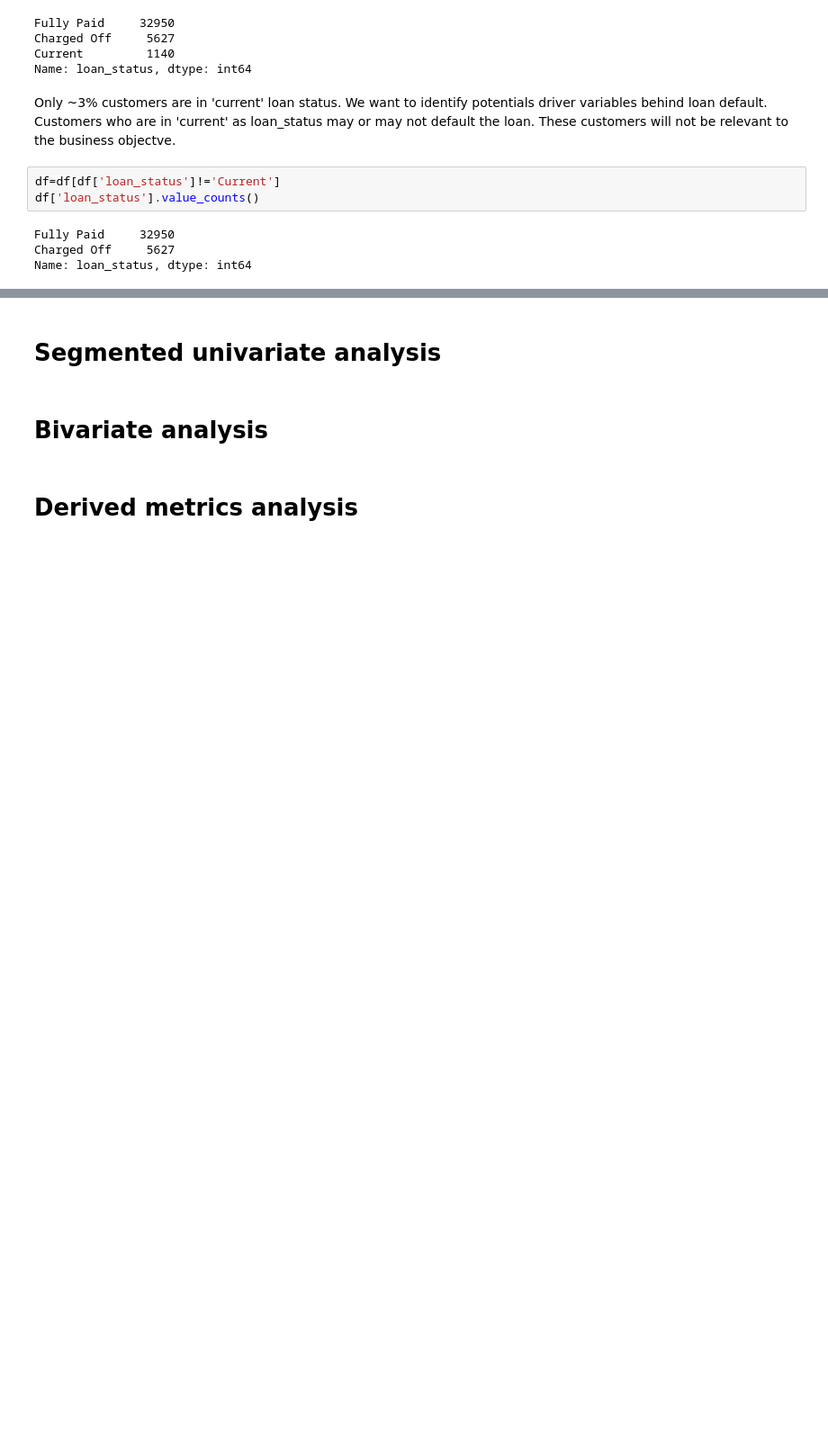
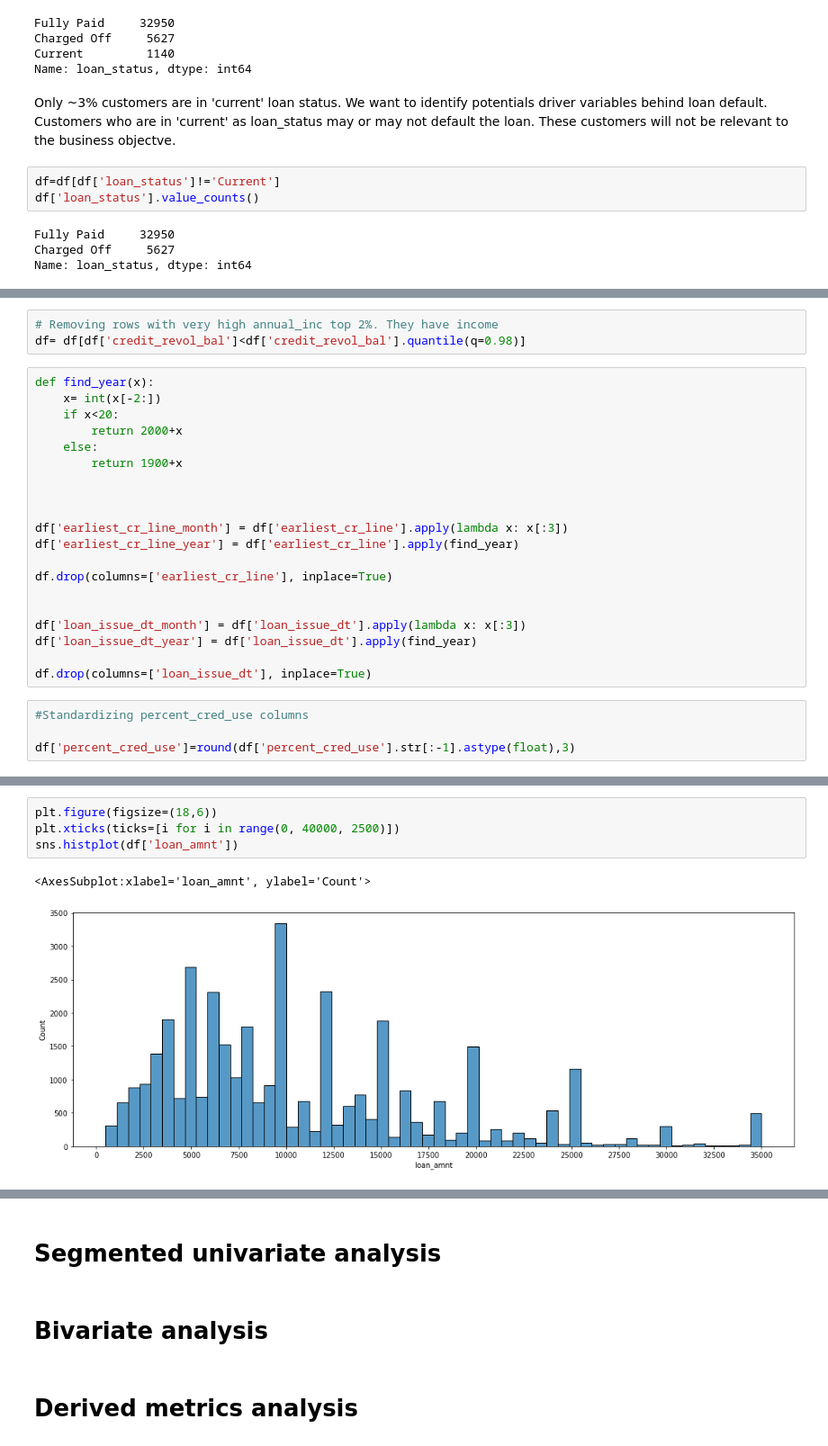
Before and after one commit to suchins3/LendingClub, a Jupyter notebook: Lending club case study.ipynb, the cells around one changed output, grey strips where cells are left out. Shown at 90% size. Cells and saved outputs as stored; diff of their text form; blank space fills up the shorter version.

```diff
--- a/Lending club case study.ipynb
+++ b/Lending club case study.ipynb
@@ -107,0 +236,27 @@ Name: loan_status, dtype: int64
+# %%
+# Removing rows with very high annual_inc top 2%. They have income
+df= df[df['credit_revol_bal']<df['credit_revol_bal'].quantile(q=0.98)]
+# %%
+def find_year(x):
+    x= int(x[-2:])
+    if x<20:
+        return 2000+x
+    else:
+        return 1900+x
+
+
+
+df['earliest_cr_line_month'] = df['earliest_cr_line'].apply(lambda x: x[:3])
+df['earliest_cr_line_year'] = df['earliest_cr_line'].apply(find_year)
+
+df.drop(columns=['earliest_cr_line'], inplace=True)
+
+
+df['loan_issue_dt_month'] = df['loan_issue_dt'].apply(lambda x: x[:3])
+df['loan_issue_dt_year'] = df['loan_issue_dt'].apply(find_year)
+
+df.drop(columns=['loan_issue_dt'], inplace=True)
+# %%
+#Standardizing percent_cred_use columns
+
+df['percent_cred_use']=round(df['percent_cred_use'].str[:-1].astype(float),3)
@@ -109,0 +348,7 @@ Name: loan_status, dtype: int64
+# %%
+plt.figure(figsize=(18,6))
+plt.xticks(ticks=[i for i in range(0, 40000, 2500)])
+sns.histplot(df['loan_amnt'])
+# %% [output]
+<AxesSubplot:xlabel='loan_amnt', ylabel='Count'>
+[figure, added]
```
Also changed, not shown: parts of 37 cells of this notebook.
